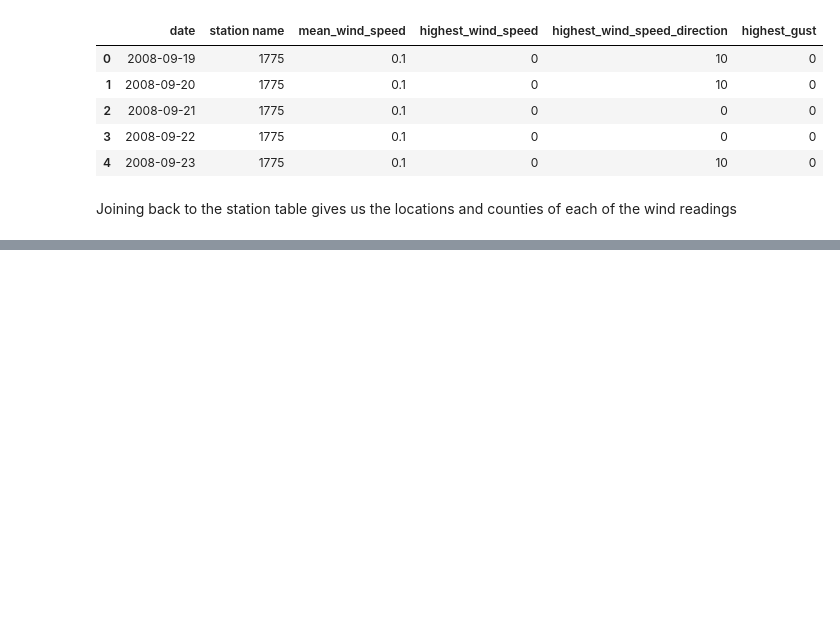
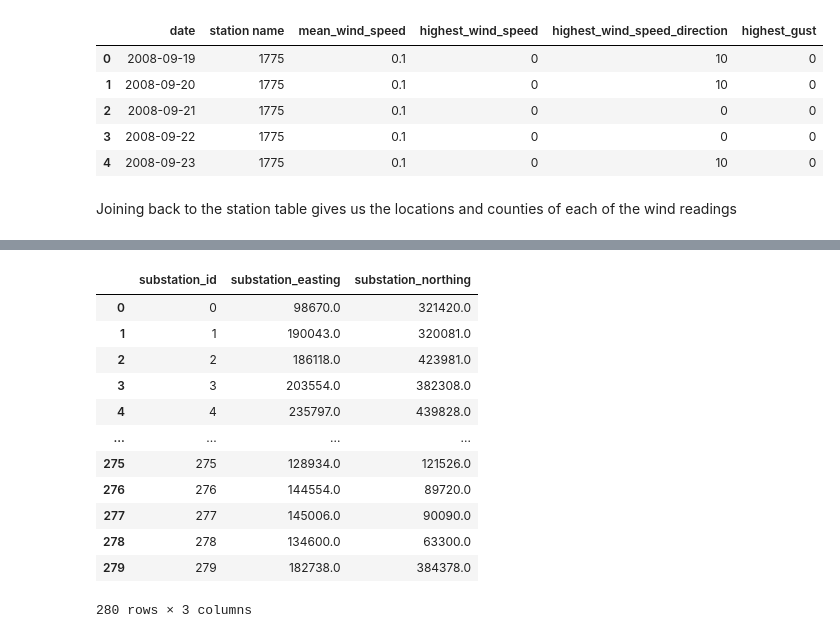
Before and after one commit to Cking313/programming_for_data_analytics, a Jupyter notebook: project/download_weather_data.ipynb, the cells around one changed output, grey strips where cells are left out. Saved outputs shown, nothing was run; the diff lists cells and outputs as text; code cells hidden in the pictures; blank space fills up the shorter version.

```diff
--- a/project/download_weather_data.ipynb
+++ b/project/download_weather_data.ipynb
@@ -390,0 +437,16 @@ cleaned_wind_df.head()
+# %%
+substation_locations
+# %% [output]
+|  | substation_id | substation_easting | substation_northing |
+| 0 | 0 | 98670.0 | 321420.0 |
+| 1 | 1 | 190043.0 | 320081.0 |
+| 2 | 2 | 186118.0 | 423981.0 |
+| 3 | 3 | 203554.0 | 382308.0 |
+| 4 | 4 | 235797.0 | 439828.0 |
+| ... | ... | ... | ... |
+| 275 | 275 | 128934.0 | 121526.0 |
+| 276 | 276 | 144554.0 | 89720.0 |
+| 277 | 277 | 145006.0 | 90090.0 |
+| 278 | 278 | 134600.0 | 63300.0 |
+| 279 | 279 | 182738.0 | 384378.0 |
+280 rows × 3 columns
```
Also changed, not shown: parts of 7 cells of this notebook.
